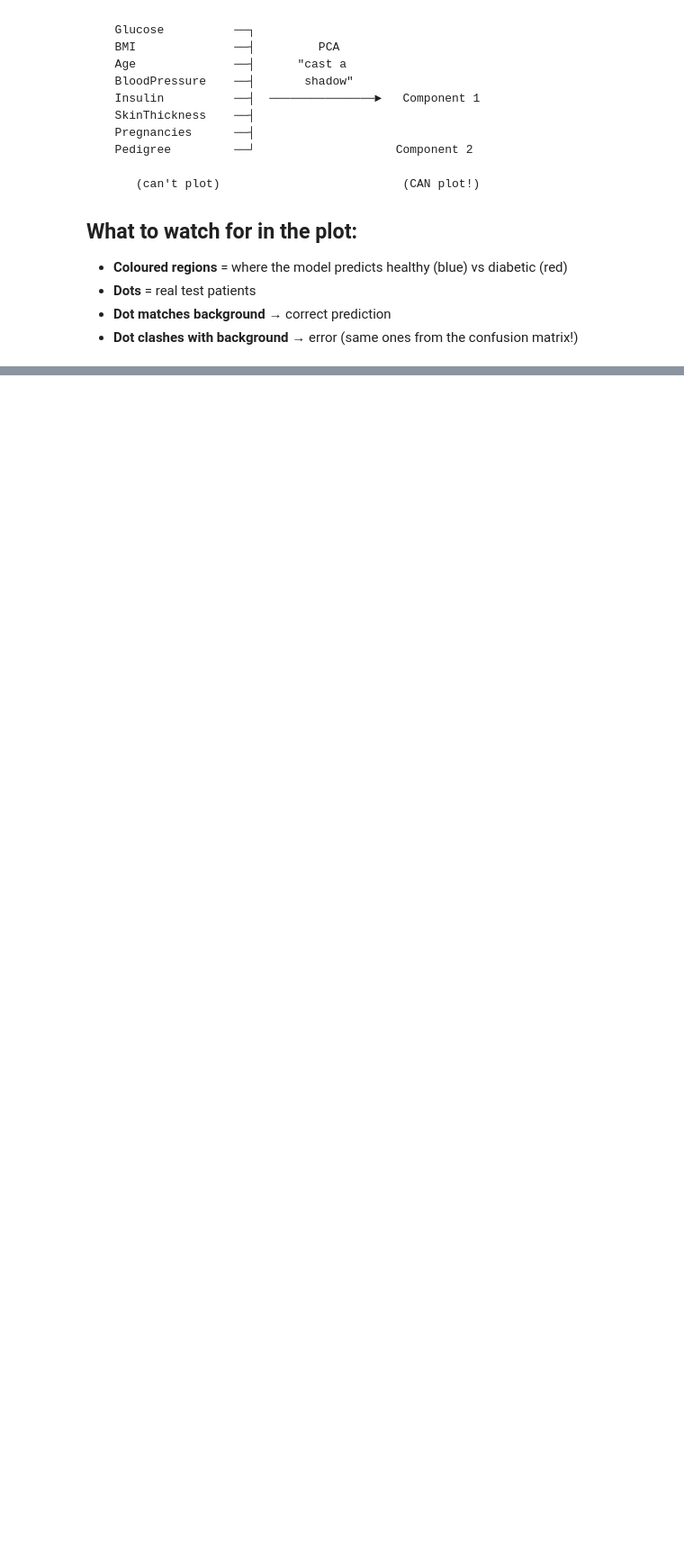
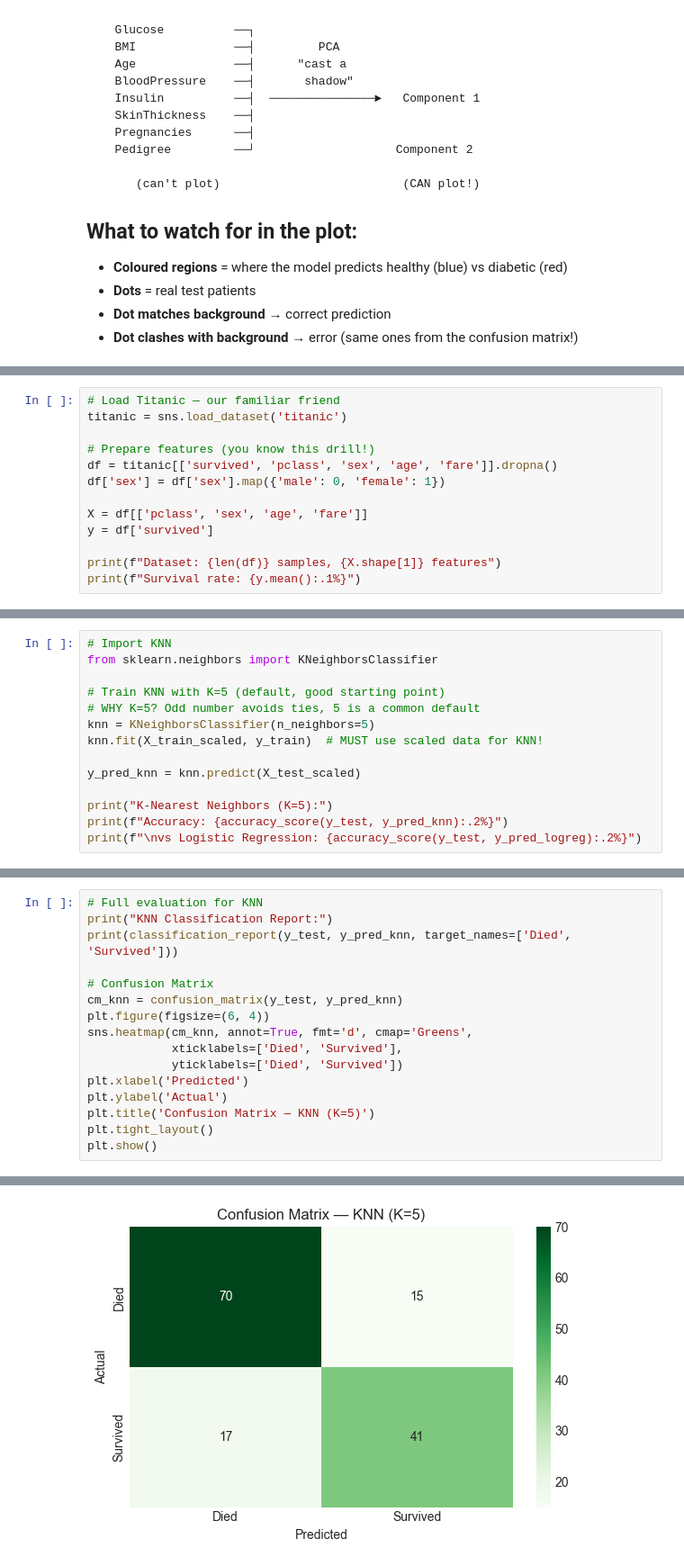
Before and after one commit to damanadidier/DI_Bootcamp, a Jupyter notebook: Lectures/learning_classification.ipynb, the cells around one changed output, grey strips where cells are left out. Shown at 90% size. Saved outputs shown, nothing was run; the diff lists cells and outputs as text; blank space fills up the shorter version.

```diff
--- a/Lectures/learning_classification.ipynb
+++ b/Lectures/learning_classification.ipynb
@@ -1139,0 +1386,13 @@ weighted avg       0.76      0.75      0.75       154
+# %%
+# Load Titanic — our familiar friend
+titanic = sns.load_dataset('titanic')
+
+# Prepare features (you know this drill!)
+df = titanic[['survived', 'pclass', 'sex', 'age', 'fare']].dropna()
+df['sex'] = df['sex'].map({'male': 0, 'female': 1})
+
+X = df[['pclass', 'sex', 'age', 'fare']]
+y = df['survived']
+
+print(f"Dataset: {len(df)} samples, {X.shape[1]} features")
+print(f"Survival rate: {y.mean():.1%}")
@@ -1139,0 +1495,14 @@ weighted avg       0.76      0.75      0.75       154
+# %%
+# Import KNN
+from sklearn.neighbors import KNeighborsClassifier
+
+# Train KNN with K=5 (default, good starting point)
+# WHY K=5? Odd number avoids ties, 5 is a common default
+knn = KNeighborsClassifier(n_neighbors=5)
+knn.fit(X_train_scaled, y_train)  # MUST use scaled data for KNN!
+
+y_pred_knn = knn.predict(X_test_scaled)
+
+print("K-Nearest Neighbors (K=5):")
+print(f"Accuracy: {accuracy_score(y_test, y_pred_knn):.2%}")
+print(f"\nvs Logistic Regression: {accuracy_score(y_test, y_pred_logreg):.2%}")
@@ -1139,0 +1514,17 @@ weighted avg       0.76      0.75      0.75       154
+# %%
+# Full evaluation for KNN
+print("KNN Classification Report:")
+print(classification_report(y_test, y_pred_knn, target_names=['Died', 'Survived']))
+
+# Confusion Matrix
+cm_knn = confusion_matrix(y_test, y_pred_knn)
+plt.figure(figsize=(6, 4))
+sns.heatmap(cm_knn, annot=True, fmt='d', cmap='Greens',
+            xticklabels=['Died', 'Survived'],
+            yticklabels=['Died', 'Survived'])
+plt.xlabel('Predicted')
+plt.ylabel('Actual')
+plt.title('Confusion Matrix — KNN (K=5)')
+plt.tight_layout()
+plt.show()
+# %% [output]
@@ -1139,0 +1540 @@ weighted avg       0.76      0.75      0.75       154
+[figure, added]
```
Also changed, not shown: parts of 36 cells of this notebook.
